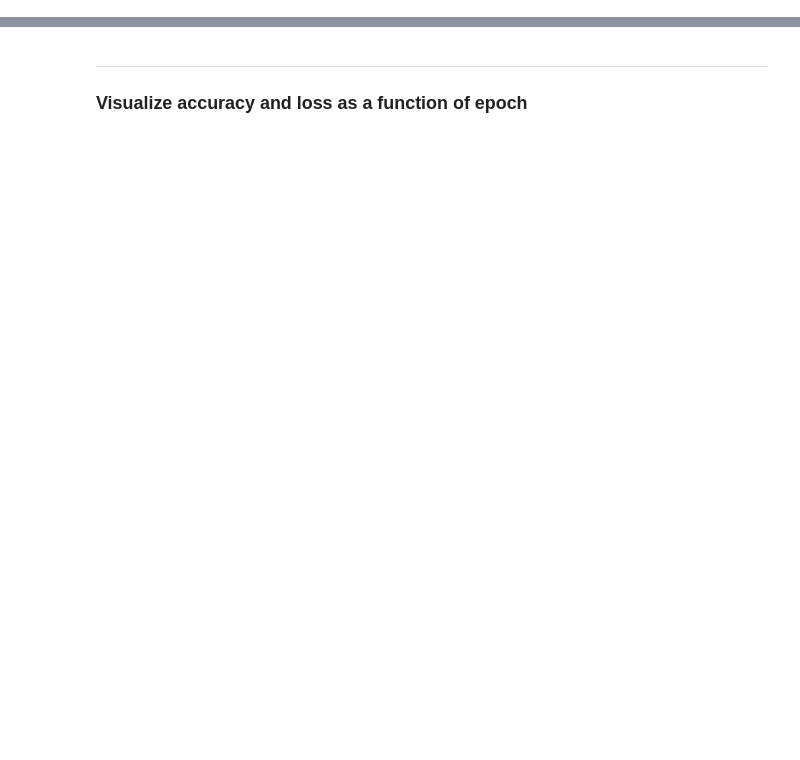
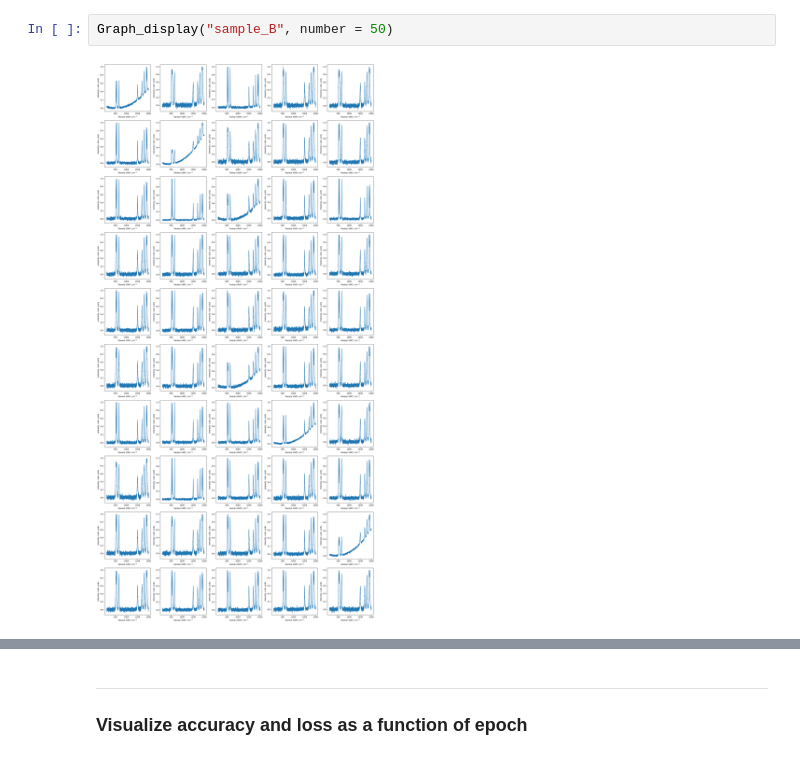
Before and after one commit to lsh-cloud/Neural-network-Raman-spectroscopy, a Jupyter notebook: Raman_Classification.ipynb, the cells around one changed output, grey strips where cells are left out. Drawn from its saved outputs; the diff is of its cells as text; blank space fills up the shorter version.

```diff
--- a/Raman_Classification.ipynb
+++ b/Raman_Classification.ipynb
@@ -481,0 +248,4 @@ history = model.fit(
+# %%
+Graph_display("sample_B", number = 50)
+# %% [output]
+[figure, added]
```
Also changed, not shown: parts of 57 cells of this notebook.
